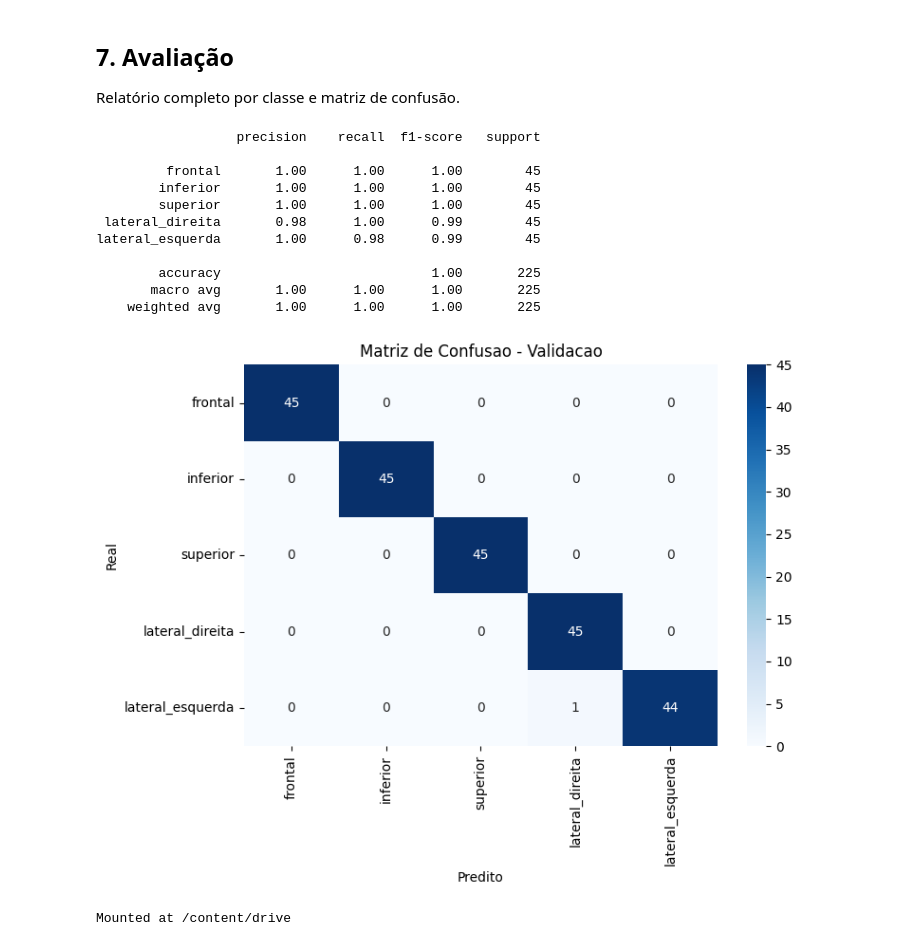
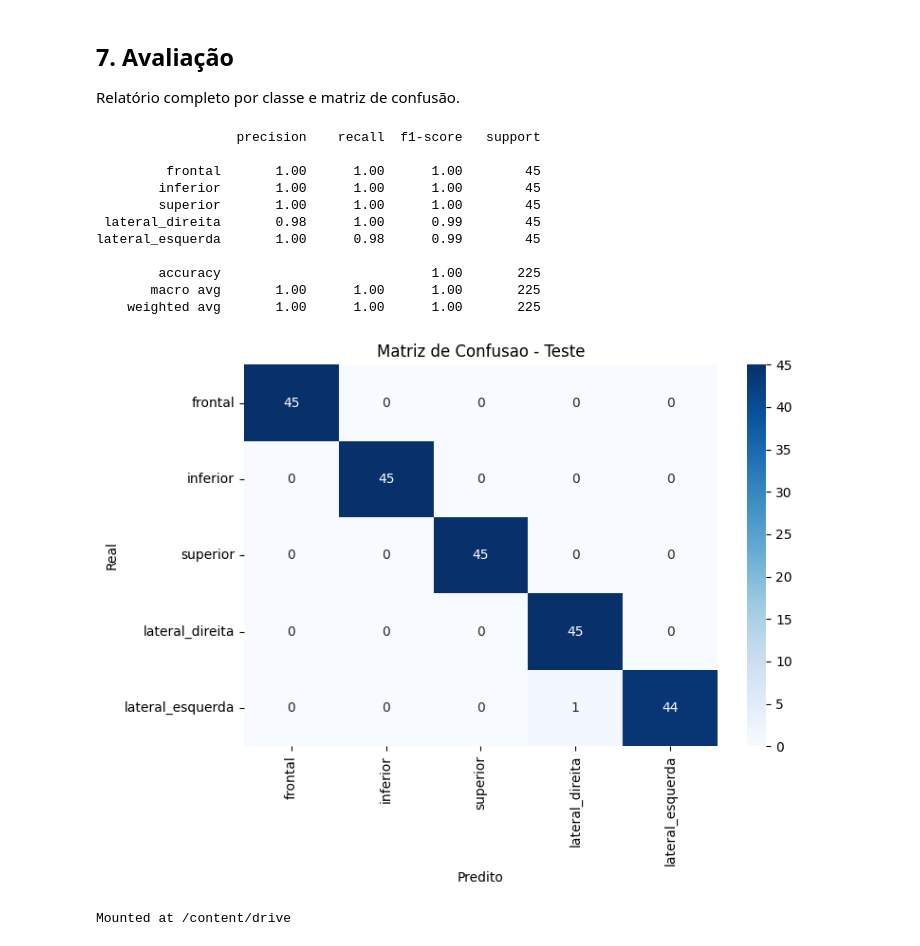
Before and after one commit to taynaramos/dental-image-classifier, a Jupyter notebook: pytorch-train-test-split/notebooks/colab_training.ipynb, the cells around one changed output. Saved outputs shown, nothing was run; the diff lists cells and outputs as text; code cells hidden in the pictures.

```diff
--- a/pytorch-train-test-split/notebooks/colab_training.ipynb
+++ b/pytorch-train-test-split/notebooks/colab_training.ipynb
@@ -302,35 +302,35 @@ model.eval()
 
 all_preds, all_labels = [], []
 with torch.no_grad():
     for images, labels in test_loader:
         preds = model(images.to(device)).argmax(1).cpu()
         all_preds.extend(preds.tolist())
         all_labels.extend(labels.tolist())
 
 print(classification_report(all_labels, all_preds, target_names=CLASSES))
 
 cm = confusion_matrix(all_labels, all_preds)
 plt.figure(figsize=(8, 6))
 sns.heatmap(cm, annot=True, fmt='d', xticklabels=CLASSES, yticklabels=CLASSES, cmap='Blues')
 plt.ylabel('Real')
 plt.xlabel('Predito')
-plt.title('Matriz de Confusao - Validacao')
+plt.title('Matriz de Confusao - Teste')
 plt.tight_layout()
 plt.savefig('confusion_matrix.png', dpi=150)
 plt.show()
 # %% [output]
                   precision    recall  f1-score   support
 
          frontal       1.00      1.00      1.00        45
         inferior       1.00      1.00      1.00        45
         superior       1.00      1.00      1.00        45
  lateral_direita       0.98      1.00      0.99        45
 lateral_esquerda       1.00      0.98      0.99        45
 
         accuracy                           1.00       225
        macro avg       1.00      1.00      1.00       225
     weighted avg       1.00      1.00      1.00       225
-[figure, old version]
+[figure, new version]
 # %%
 from google.colab import drive
 drive.mount('/content/drive')
```
